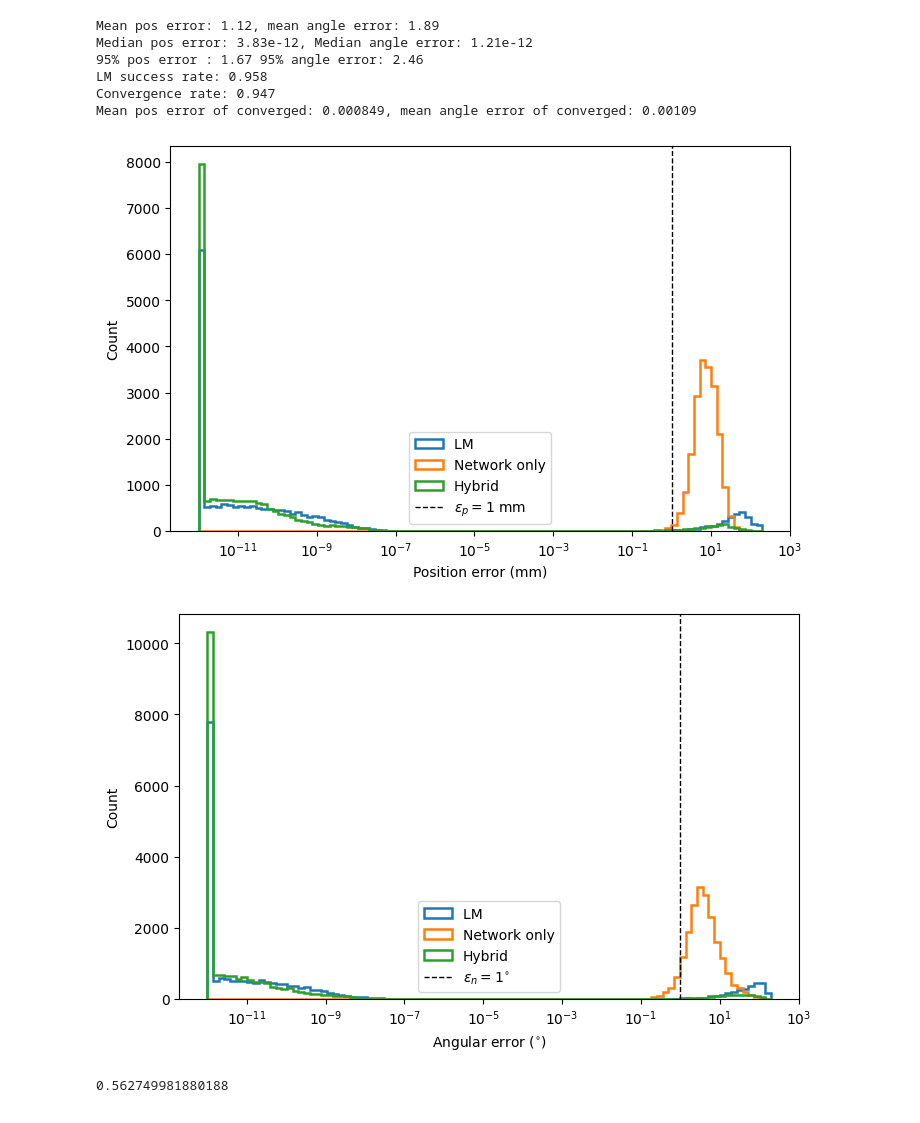
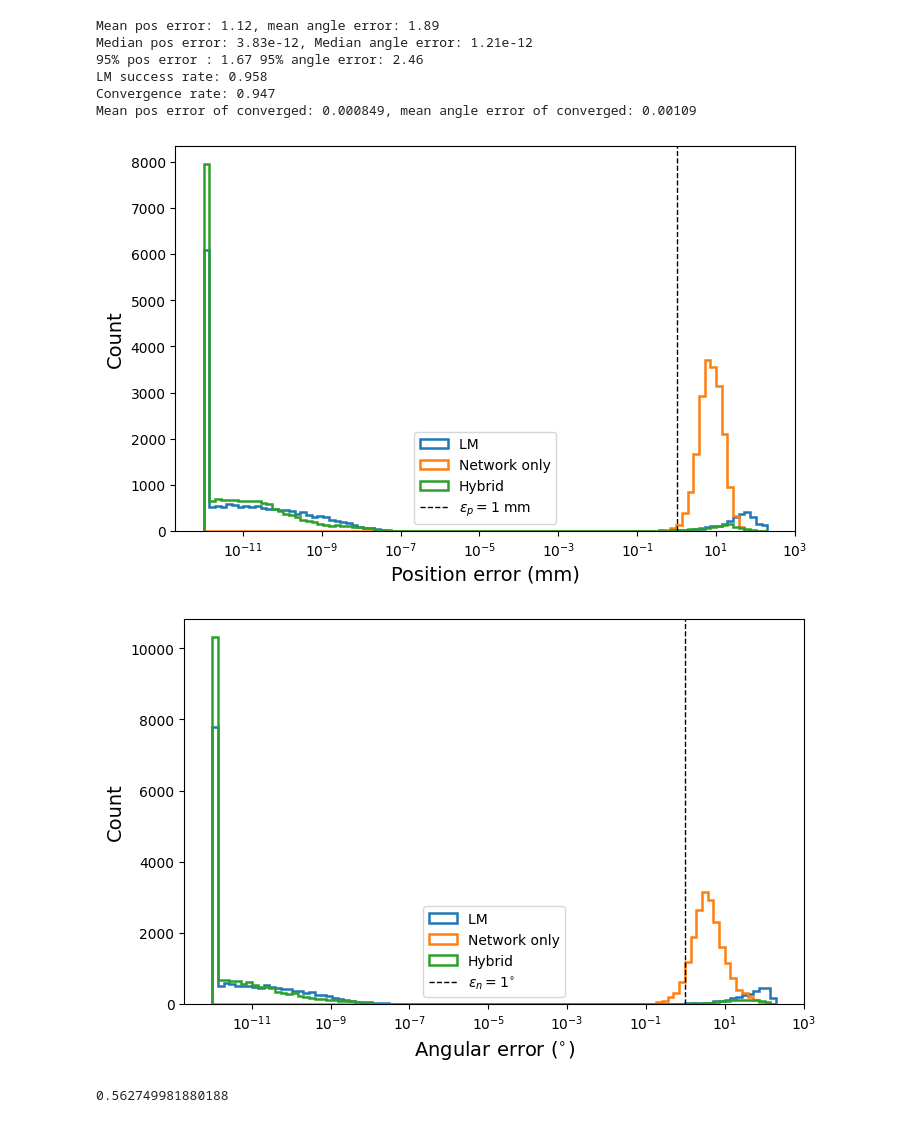
Before and after one commit to pmccarthy3901/posesolving, a Jupyter notebook: demos/Solver Demos.ipynb, the cells around one changed output. Cells and saved outputs as stored; diff of their text form; code cells hidden in the pictures.

Commit message:
Bigger report figures + tidying up

```diff
--- a/demos/Solver Demos.ipynb
+++ b/demos/Solver Demos.ipynb
@@ -81,22 +81,22 @@ ex_lm, en_lm = pose_errors(torch.as_tensor(poses_pred_lm,dtype = torch.float64),
 # %%
 floor = 1e-12
 bins = np.logspace(np.log10(floor), np.log10(200), 100)
 
 fig, ax = plt.subplots(figsize=(8, 5))
 for e, label in [(ex_lm, "LM "),
                  (ex_nn, "Network only"),
                  (ex_hy, "Hybrid")]:
     ax.hist(np.maximum(e, floor), bins=bins, histtype="step",
             lw=1.8, label=label)
 
 ax.set_xscale("log")
 ax.axvline(1.0, color="k", ls="--", lw=1, label=r"$\epsilon_p = 1$ mm")
-ax.set_xlabel("Position error (mm)")
-ax.set_ylabel("Count")
+ax.set_xlabel("Position error (mm)", fontsize = 14)
+ax.set_ylabel("Count", fontsize = 14)
 ax.legend()
 plt.savefig("report/figs/three_way_pos.png")
 # %% [output]
-[figure, old version]
+[figure, new version]
 # %%
 floor = 1e-12
 bins = np.logspace(np.log10(floor), np.log10(200), 100)
@@ -110,12 +110,12 @@ for e, label in [(en_lm, "LM "),
 
 ax.set_xscale("log")
 ax.axvline(1.0, color="k", ls="--", lw=1, label=r"$\epsilon_n = 1^{\circ}$")
-ax.set_xlabel(r"Angular error ($^{\circ}$)")
-ax.set_ylabel("Count")
+ax.set_xlabel(r"Angular error ($^{\circ}$)", fontsize = 14)
+ax.set_ylabel("Count", fontsize = 14)
 ax.legend()
 plt.savefig("report/figs/three_way_angle.png")
 # %% [output]
-[figure, old version]
+[figure, new version]
 # %%
 ((ex_nn > 5) & (ex_nn < 15)).float().mean().item()
 # %% [output]
```
Also changed, not shown: parts of 3 cells of this notebook, 22 other files.
